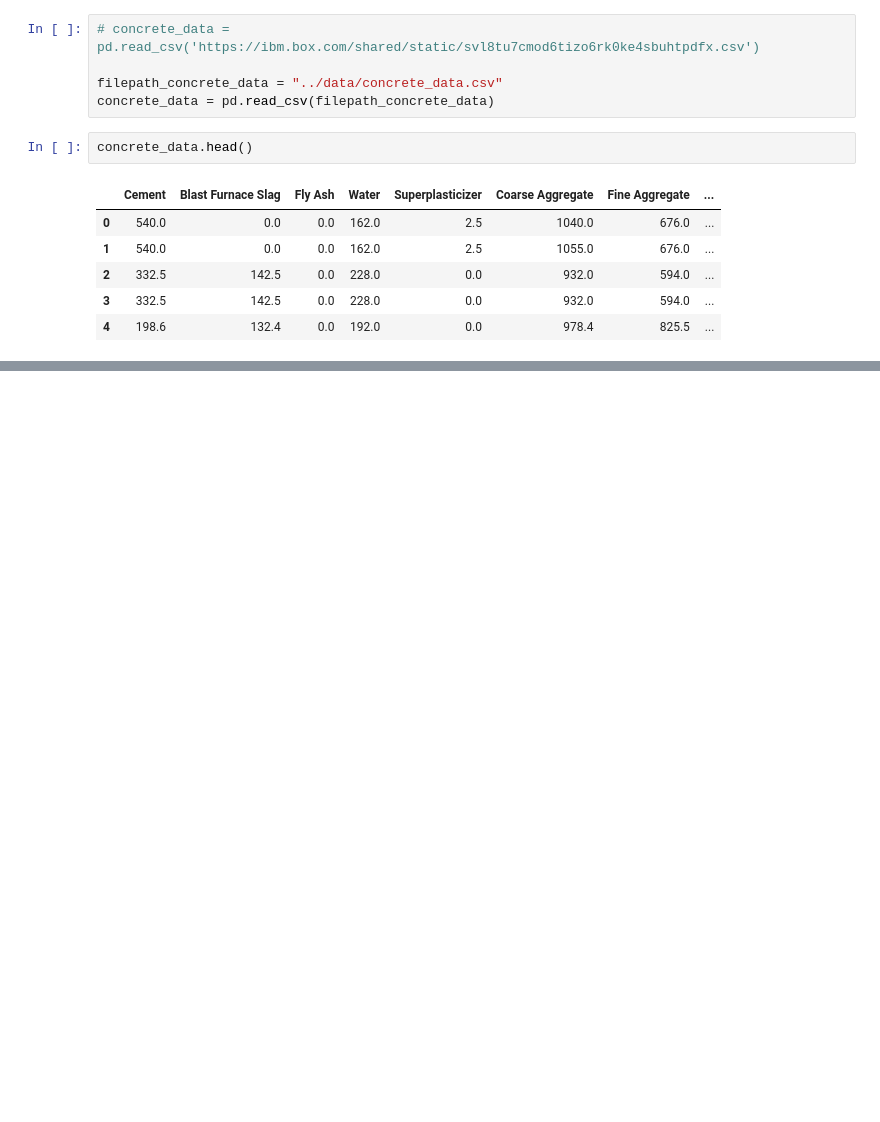
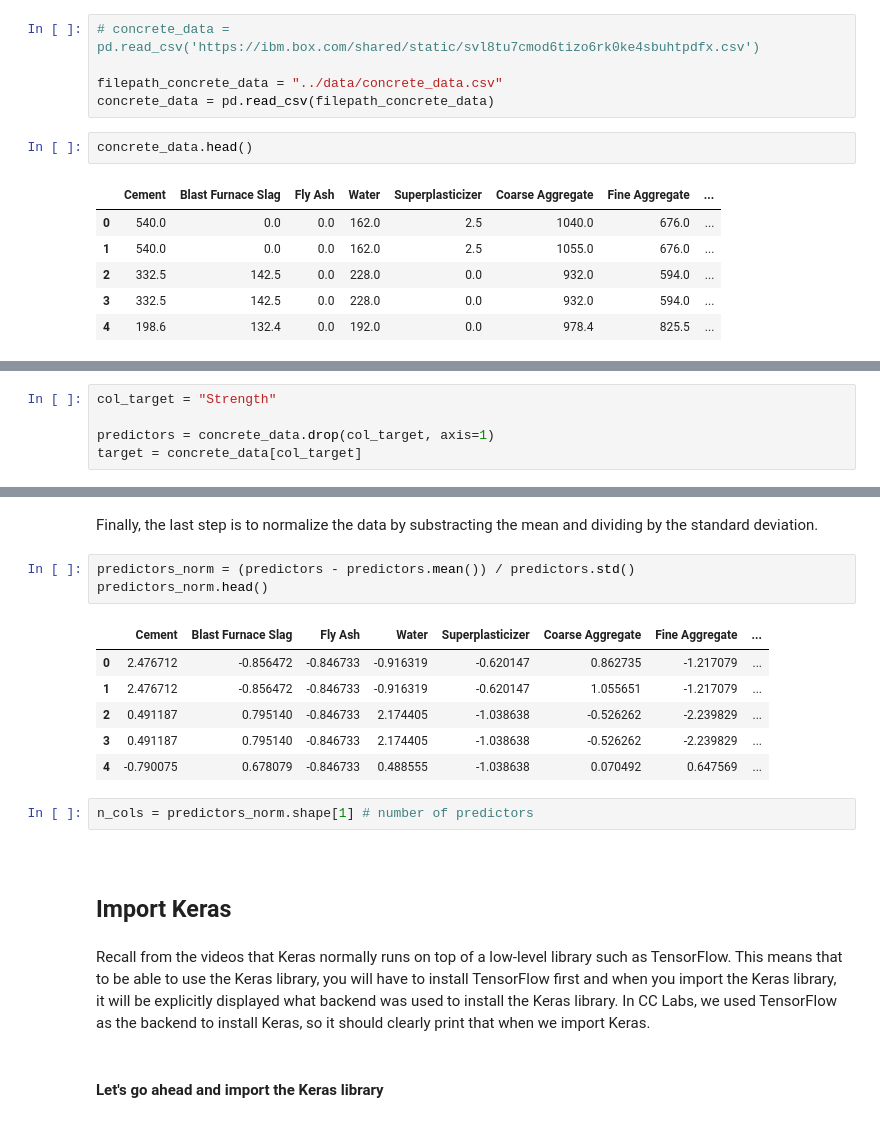
Before and after one commit to zkneupper/edx_dl_fundamentals, a Jupyter notebook: module_3/DL0101EN-3-1-Regression-with-Keras-py-v1.0_zk.ipynb, the cells around one changed output, grey strips where cells are left out. Cells and saved outputs as stored; diff of their text form; blank space fills up the shorter version.

```diff
--- a/module_3/DL0101EN-3-1-Regression-with-Keras-py-v1.0_zk.ipynb
+++ b/module_3/DL0101EN-3-1-Regression-with-Keras-py-v1.0_zk.ipynb
@@ -113,0 +149,5 @@ concrete_data.head()
+# %%
+col_target = "Strength"
+
+predictors = concrete_data.drop(col_target, axis=1)
+target = concrete_data[col_target]
@@ -113,0 +174,22 @@ concrete_data.head()
+# %% [markdown]
+Finally, the last step is to normalize the data by substracting the mean and dividing by the standard deviation.
+# %%
+predictors_norm = (predictors - predictors.mean()) / predictors.std()
+predictors_norm.head()
+# %% [output]
+|  | Cement | Blast Furnace Slag | Fly Ash | Water | Superplasticizer | Coarse Aggregate | Fine Aggregate | ... |
+| 0 | 2.476712 | -0.856472 | -0.846733 | -0.916319 | -0.620147 | 0.862735 | -1.217079 | ... |
+| 1 | 2.476712 | -0.856472 | -0.846733 | -0.916319 | -0.620147 | 1.055651 | -1.217079 | ... |
+| 2 | 0.491187 | 0.795140 | -0.846733 | 2.174405 | -1.038638 | -0.526262 | -2.239829 | ... |
+| 3 | 0.491187 | 0.795140 | -0.846733 | 2.174405 | -1.038638 | -0.526262 | -2.239829 | ... |
+| 4 | -0.790075 | 0.678079 | -0.846733 | 0.488555 | -1.038638 | 0.070492 | 0.647569 | ... |
+# %%
+n_cols = predictors_norm.shape[1] # number of predictors
+# %% [markdown]
+<a id="item1"></a>
+# %% [markdown]
+## Import Keras
+# %% [markdown]
+Recall from the videos that Keras normally runs on top of a low-level library such as TensorFlow. This means that to be able to use the Keras library, you will have to install TensorFlow first and when you import the Keras library, it will be explicitly displayed what backend was used to install the Keras library. In CC Labs, we used TensorFlow as the backend to install Keras, so it should clearly print that when we import Keras.
+# %% [markdown]
+#### Let's go ahead and import the Keras library
```
Also changed, not shown: parts of 34 cells of this notebook, 1 other file.
